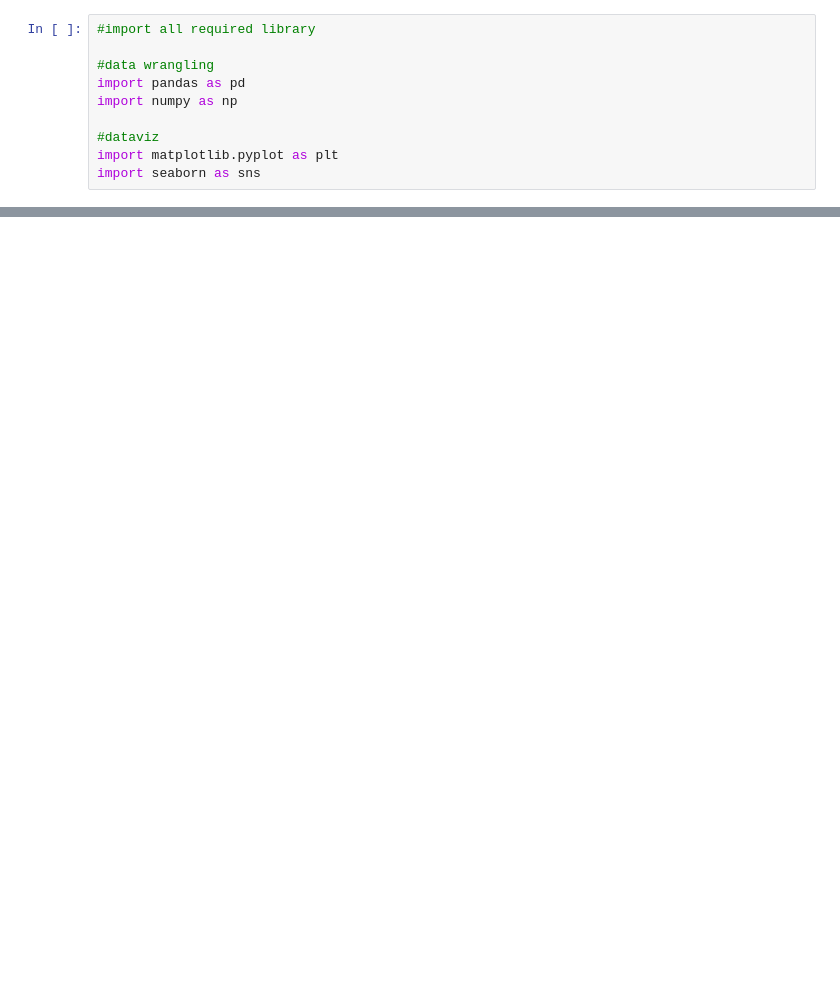
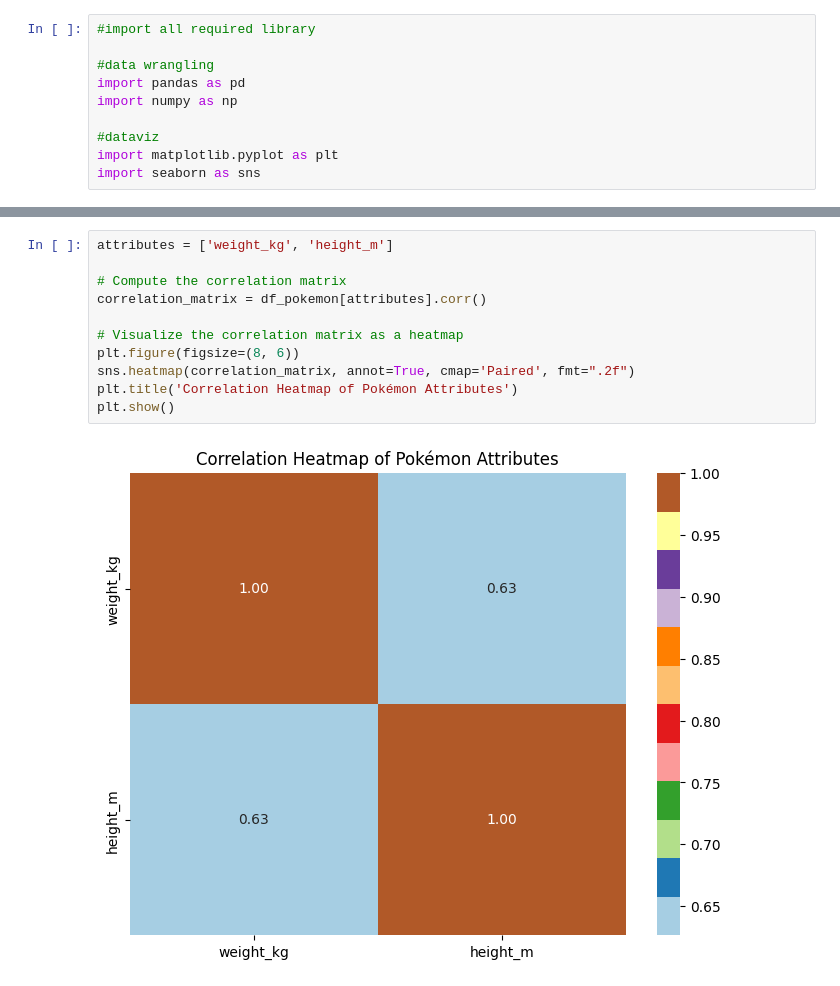
Before and after one commit to Hazard-Nico/Probability-Project-Assignment, a Jupyter notebook: app.ipynb, the cells around one changed output, grey strips where cells are left out. Drawn from its saved outputs; the diff is of its cells as text; blank space fills up the shorter version.

```diff
--- a/app.ipynb
+++ b/app.ipynb
@@ -31,0 +317,13 @@ df_pokemon.shape
+# %%
+attributes = ['weight_kg', 'height_m']
+
+# Compute the correlation matrix
+correlation_matrix = df_pokemon[attributes].corr()
+
+# Visualize the correlation matrix as a heatmap
+plt.figure(figsize=(8, 6))
+sns.heatmap(correlation_matrix, annot=True, cmap='Paired', fmt=".2f")
+plt.title('Correlation Heatmap of Pokémon Attributes')
+plt.show()
+# %% [output]
+[figure, added]
```
Also changed, not shown: parts of 116 cells of this notebook.
